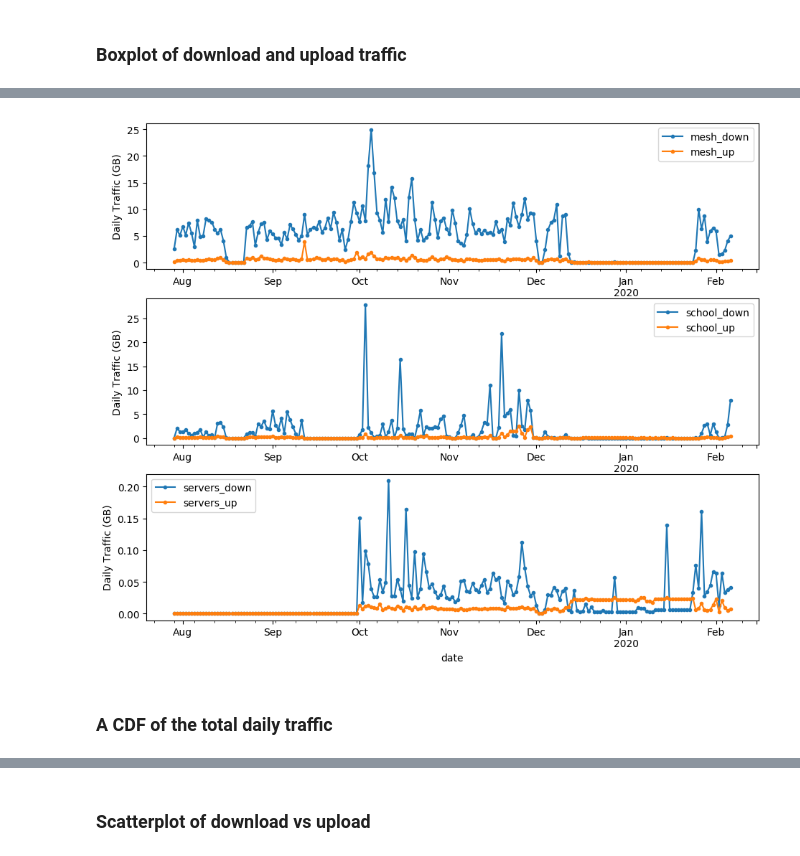
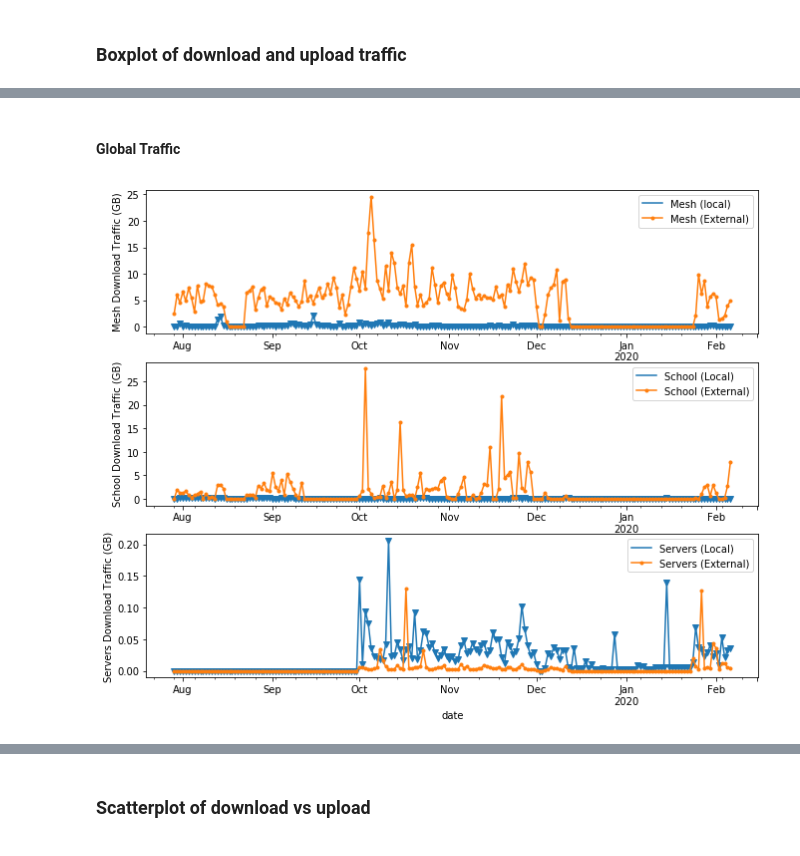
Before and after one commit to amreesh/inethi-traffic-analysis, a Jupyter notebook: iNethi-Analytics.ipynb, the cells around one changed output, grey strips where cells are left out. Cells and saved outputs as stored; diff of their text form; code cells hidden in the pictures.

```diff
--- a/iNethi-Analytics.ipynb
+++ b/iNethi-Analytics.ipynb
@@ -198,10 +219,11 @@ plt.show()
 # %%
-df_download1 = df_stats.iloc[:,[0,1,6]]
+#df_stats_local = extractLocalTraffic(df_stats)
+df_download1 = df_stats_local.iloc[:,[0,1,6]]
 df_download1 = df_download1.groupby(['date','location'])['download_bytes'].sum().reset_index()
 df_download1 = df_download1.pivot(index='date', columns='location', values='download_bytes').reset_index()
 df_download1.columns = ['date', 'mesh_down','school_down', 'servers_down']
 
-df_upload1 = df_stats.iloc[:,[0,1,8]]
+df_upload1 = df_stats_local.iloc[:,[0,1,8]]
 df_upload1 = df_upload1.groupby(['date','location'])['upload_bytes'].sum().reset_index()
 df_upload1 = df_upload1.pivot(index='date', columns='location', values='upload_bytes').reset_index()
 df_upload1.columns = ['date', 'mesh_up','school_up', 'servers_up']
@@ -226,16 +239,42 @@ df_downup1.tail()
+# %% [markdown]
+#### Global Traffic
+# %%
+df_download2 = df_stats_global.iloc[:,[0,1,6]]
+df_download2 = df_download2.groupby(['date','location'])['download_bytes'].sum().reset_index()
+df_download2 = df_download2.pivot(index='date', columns='location', values='download_bytes').reset_index()
+df_download2.columns = ['date', 'mesh_down','school_down', 'servers_down']
+
+df_upload2 = df_stats_global.iloc[:,[0,1,8]]
+df_upload2 = df_upload2.groupby(['date','location'])['upload_bytes'].sum().reset_index()
+df_upload2 = df_upload2.pivot(index='date', columns='location', values='upload_bytes').reset_index()
+df_upload2.columns = ['date', 'mesh_up','school_up', 'servers_up']
+
+df_downup2 = df_upload1.merge(df_download2, left_on='date', right_on='date', suffixes=(False, False))
+df_downup2['download'] = df_downup2.mesh_down + df_downup2.school_down + df_downup2.servers_down
+df_downup2['upload'] = df_downup2.mesh_up + df_downup2.school_up + df_downup2.servers_up
+
+df_downup2.index = pd.to_datetime(df_downup2.date, dayfirst=False)
+df_downup2 = df_downup2.resample('D').sum()
+df_downup2 = df_downup2[['mesh_down', 'school_down', 'mesh_up', 'school_up','servers_down','servers_up','download','upload']].div(1e+9, axis=0)
+df_downup2 = df_downup2.reset_index()
 # %%
 fig, axes = plt.subplots(nrows=3, ncols=1)
 
-df_downup1.plot(ax=axes[0], x="date", y=["mesh_down", "mesh_up"], kind="line", marker='.', linestyle='-', figsize=(11, 9))
-df_downup1.plot(ax=axes[1], x="date", y=["school_down", "school_up"], kind="line", marker='.', linestyle='-', figsize=(11, 9))
-df_downup1.plot(ax=axes[2], x="date", y=["servers_down", "servers_up"], kind="line", marker='.', linestyle='-', figsize=(11, 9))
+df_downup1.plot(ax=axes[0], x="date", y=["mesh_down"], kind="line", marker='v', linestyle='-', figsize=(11, 9), label=['Mesh (local)'])
+df_downup2.plot(ax=axes[0], x="date", y=["mesh_down"], kind="line", marker='.', linestyle='-', figsize=(11, 9), label=['Mesh (External)'])
 
-for ax in axes:
-    ax.set_ylabel('Daily Traffic (GB)')
+df_downup1.plot(ax=axes[1], x="date", y=["school_down"], kind="line", marker='v', linestyle='-', figsize=(11, 9), label=['School (Local)'])
+df_downup2.plot(ax=axes[1], x="date", y=["school_down"], kind="line", marker='.', linestyle='-', figsize=(11, 9), label=['School (External)'])
+
+df_downup1.plot(ax=axes[2], x="date", y=["servers_down"], kind="line", marker='v', linestyle='-', figsize=(11, 9), label=['Servers (Local)'])
+df_downup2.plot(ax=axes[2], x="date", y=["servers_down"], kind="line", marker='.', linestyle='-', figsize=(11, 9), label=['Servers (External)'])
+
+axes[0].set_ylabel('Mesh Download Traffic (GB)')
+axes[1].set_ylabel('School Download Traffic (GB)')
+axes[2].set_ylabel('Servers Download Traffic (GB)')
+
 
 plt.savefig('plots/daily_traffic_location.pdf')
 plt.show()
 # %% [output]
-[figure, old version]
+[figure, new version]
-# %% [markdown]
-### A CDF of the total daily traffic
```
Also changed, not shown: parts of 37 cells of this notebook, 11 other files.
